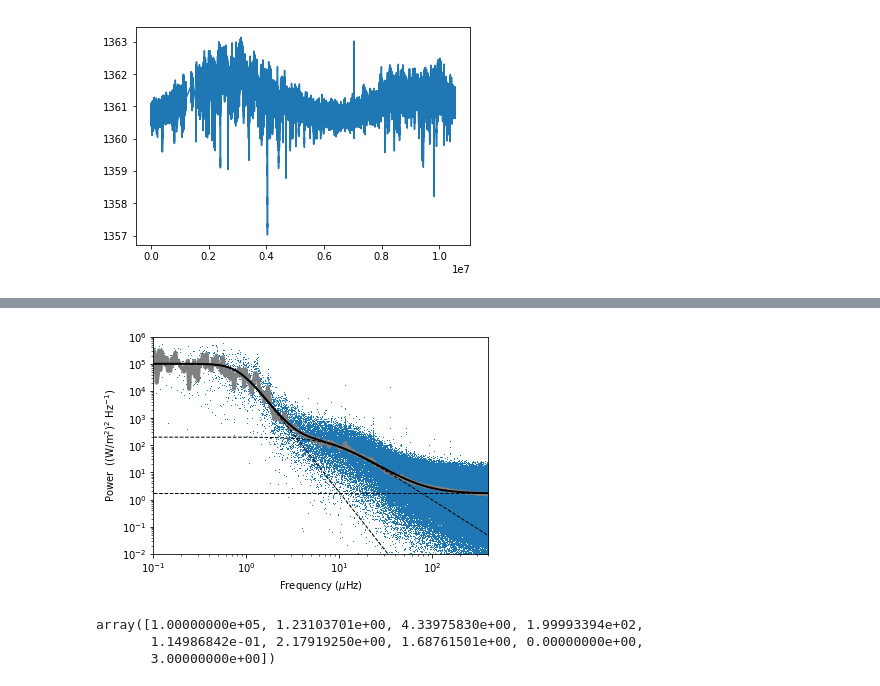
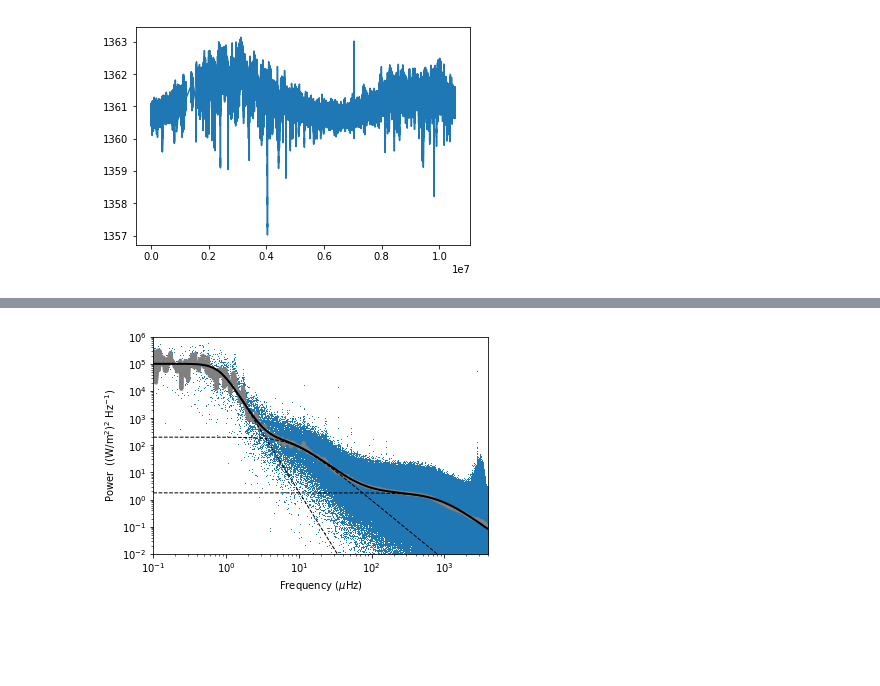
Before and after one commit to bmorris3/stash, a Jupyter notebook: examples/virgo.ipynb, the cells around one changed output, grey strips where cells are left out. Cells and saved outputs as stored; diff of their text form; code cells hidden in the pictures; blank space fills up the shorter version.

```diff
--- a/examples/virgo.ipynb
+++ b/examples/virgo.ipynb
@@ -108,52 +72,53 @@ y = y[~np.isnan(y)]
+# %%
+# y = bs.statistic[1e6 * np.exp(bincenters) < 400]
+# x = 1e6 * np.exp(bincenters)[1e6 * np.exp(bincenters) < 400]
+y = bs.statistic[1e6 * np.exp(bincenters) < 4000]
+x = 1e6 * np.exp(bincenters)[1e6 * np.exp(bincenters) < 4000]
+
+x = x[~np.isnan(y)]
+y = y[~np.isnan(y)]
 # %%
 def individual_model(p, nu=x):
     a, b, c = p
     s = a / (1 + (b * nu)**c)
     return s
 
 def model(p, nu=x):
     s = np.zeros_like(nu)
     for a, b, c in np.array(p).reshape((len(p)//3, 3)):
         s += a / (1 + (b * nu)**c)
     return s
 
 # def minimize(p):
 #     return np.sum( (y - model(p))**2 / np.sqrt(y)**2)
 
 def minimize(p):
     return np.sum( (np.log10(y) - np.log10(model(p)))**2 )
 
 from scipy.optimize import fmin_l_bfgs_b
 
 initp = [1e5, 1.5, 4,
          200, 0.08, 3,
          2, 0, 3]
 bounds = [[0.5e5, 3e5], [0.3, 2], [2, 5],
           [100, 300], [0, 1], [2, 5],
           [0, 5], [-1, 1], [2, 5]]
+
+fig, ax = plt.subplots()
 bestp = fmin_l_bfgs_b(minimize, initp, bounds=bounds, approx_grad=True)[0]
-plt.loglog(1e6 * f, Pxx_den, ',', rasterized=True, label='PSD')
-plt.loglog(x, y, color='gray', lw=4, label='Binned')
+ax.loglog(1e6 * f, Pxx_den, ',', rasterized=True, label='PSD')
+ax.loglog(x, y, color='gray', lw=4, label='Binned')
 # plt.loglog(1e6 * x, model(initp))
-plt.loglog(x, model(bestp), color='k', lw=2, label='Fit')
+ax.loglog(x, model(bestp), color='k', lw=2, label='Fit')
+ax.loglog(x, individual_model(bestp[:3]), color='k', lw=1, ls='--')
+ax.loglog(x, individual_model(bestp[3:6]), color='k', lw=1, ls='--')
+ax.loglog(x, individual_model(bestp[6:9]), color='k', lw=1, ls='--')
 
-plt.loglog(x, individual_model(bestp[:3]), color='k', lw=1, ls='--')
+ax.set_xlabel('Frequency ($\mu$Hz)')
+ax.set_ylabel('Power  ((W/m$^2$)$^2$ Hz$^{-1}$)')
 
-plt.loglog(x, individual_model(bestp[3:6]), color='k', lw=1, ls='--')
-
-plt.loglog(x, individual_model(bestp[6:9]), color='k', lw=1, ls='--')
-
-plt.xlabel('Frequency ($\mu$Hz)')
-plt.ylabel('Power  ((W/m$^2$)$^2$ Hz$^{-1}$)')
-
-plt.xlim([1e-1, 400])
-plt.ylim([1e-2, 1e6])
+ax.set_xlim([1e-1, 4000])
+ax.set_ylim([1e-2, 1e6])
 plt.savefig('paper_plots/psd.png', bbox_inches='tight', dpi=250)
 # %% [output]
-[figure, old version]
+[figure, new version]
-# %%
-bestp
-# %% [output]
-array([1.00000000e+05, 1.23103701e+00, 4.33975830e+00, 1.99993394e+02,
-       1.14986842e-01, 2.17919250e+00, 1.68761501e+00, 0.00000000e+00,
-       3.00000000e+00])
```
Also changed, not shown: parts of 23 cells of this notebook, 2 other files.
